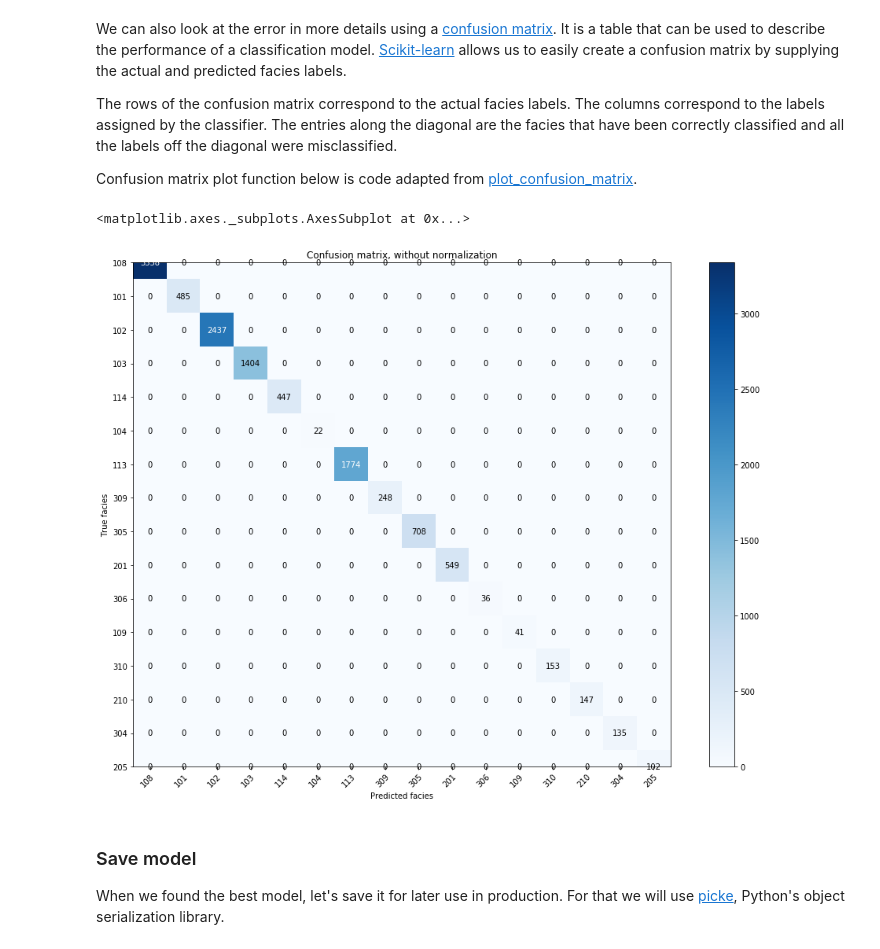
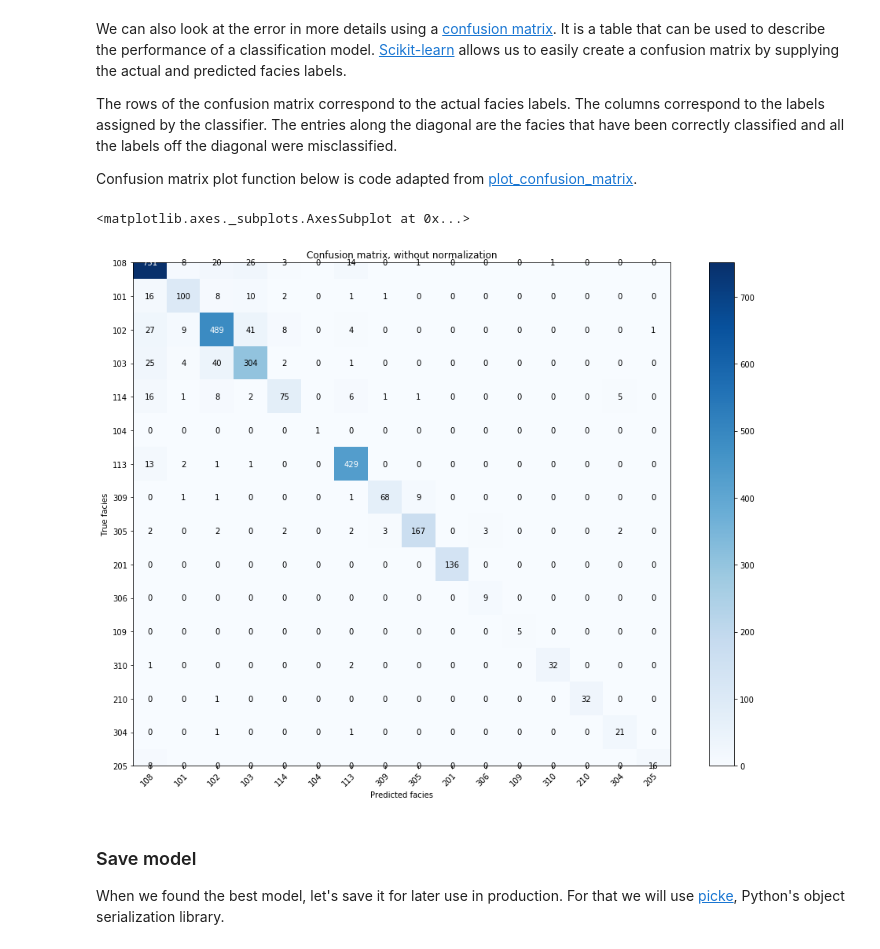
Before and after one commit to milosbozic/DSC5-workshop, a Jupyter notebook: DSC5-workshop-colab.ipynb, the cells around one changed output. Saved outputs shown, nothing was run; the diff lists cells and outputs as text; code cells hidden in the pictures.

```diff
--- a/DSC5-workshop-colab.ipynb
+++ b/DSC5-workshop-colab.ipynb
@@ -604,0 +630,3 @@ f1_score(Ytrain, y, average='micro')
+# %%
+y = search.predict(Xtest)
+f1_score(Ytest, y, average='micro')
@@ -660,12 +690,11 @@ def plot_confusion_matrix(y_true, y_pred, classes,
 # %%
 from sklearn.metrics import confusion_matrix
 
-conf = confusion_matrix(Ytrain, y)
-#display_cm(conf, facies_labels, hide_zeros=True)
-plot_confusion_matrix(Ytrain, y, classes=facies_labels)
+conf = confusion_matrix(Ytest, y)
+plot_confusion_matrix(Ytest, y, classes=facies_labels)
 # %% [output]
 <matplotlib.axes._subplots.AxesSubplot at 0x...>
-[figure, old version]
+[figure, new version]
 # %% [markdown]
 ### Save model
 
```
Also changed, not shown: parts of 17 cells of this notebook.
